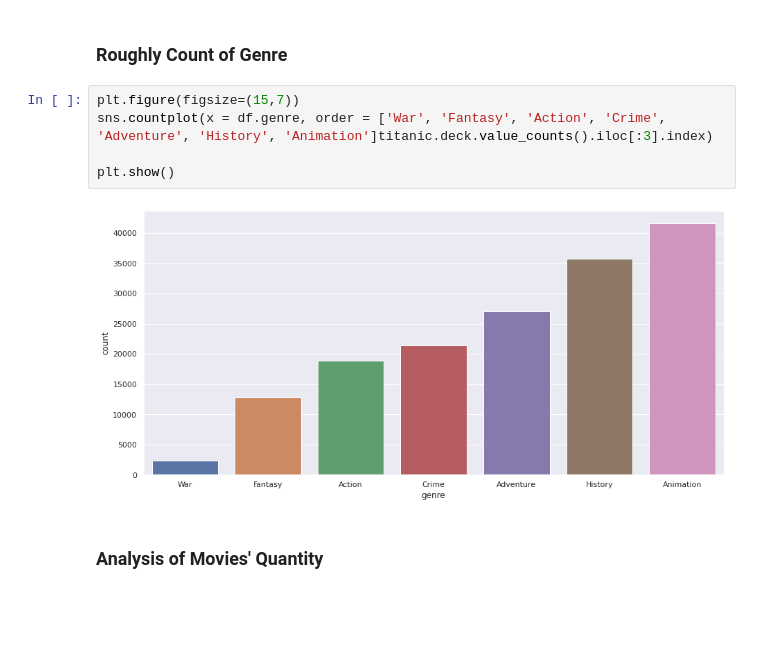
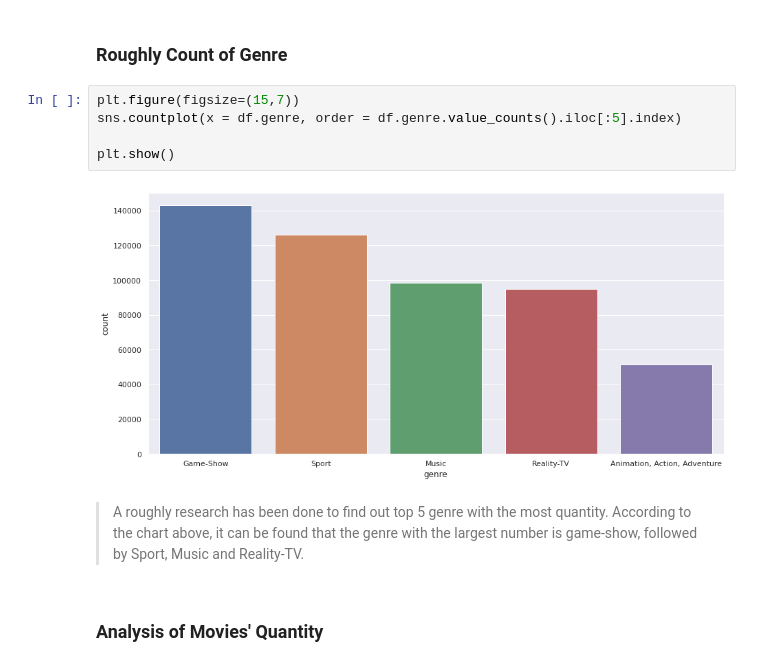
Before and after one commit to soltaniehha/Intro-to-Data-Analytics, a Jupyter notebook: docs/team-projects/2022/B6-Analysis-of-Influencing-Factors-in-Global-Film-Rating.ipynb, the cells around one changed output. Saved outputs shown, nothing was run; the diff lists cells and outputs as text; blank space fills up the shorter version.

```diff
--- a/docs/team-projects/2022/B6-Analysis-of-Influencing-Factors-in-Global-Film-Rating.ipynb
+++ b/docs/team-projects/2022/B6-Analysis-of-Influencing-Factors-in-Global-Film-Rating.ipynb
@@ -223,11 +215,15 @@ sns.heatmap(df.corr(),fmt=".2f",annot=True)
 ### **Roughly Count of Genre**
 # %%
 plt.figure(figsize=(15,7))
-sns.countplot(x = df.genre, order = ['War', 'Fantasy', 'Action', 'Crime', 'Adventure', 'History', 'Animation']titanic.deck.value_counts().iloc[:3].index)
+sns.countplot(x = df.genre, order = df.genre.value_counts().iloc[:5].index)
 
 plt.show()
 # %% [output]
-[figure, old version]
+[figure, new version]
+# %% [markdown]
+
+
+> A roughly research has been done to find out top 5 genre with the most quantity. According to the chart above, it can be found that the genre with the largest number is game-show, followed by Sport, Music and Reality-TV.
 # %% [markdown]
 ### **Analysis of Movies' Quantity**
 # %%
```
Also changed, not shown: parts of 38 cells of this notebook.
